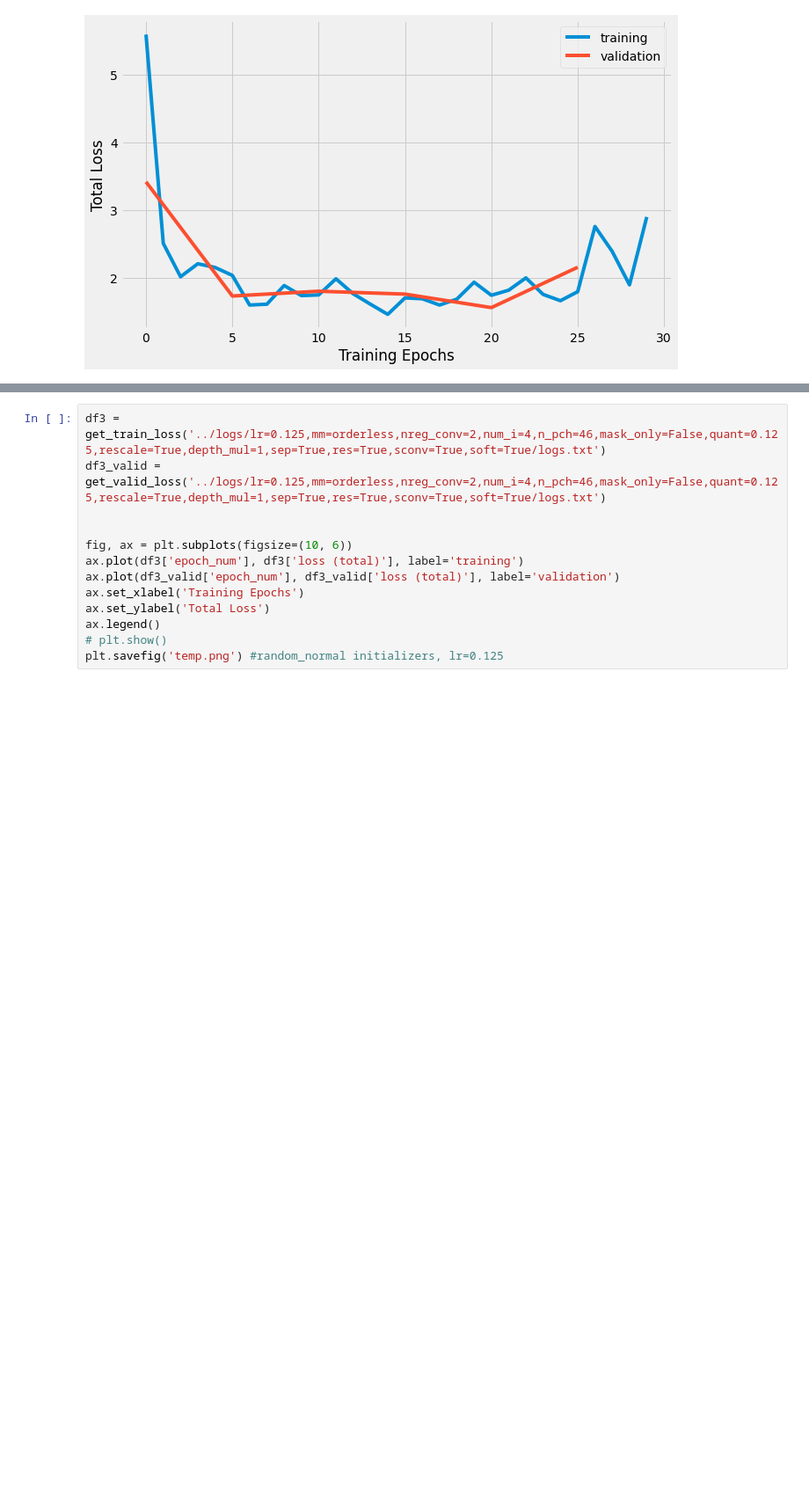
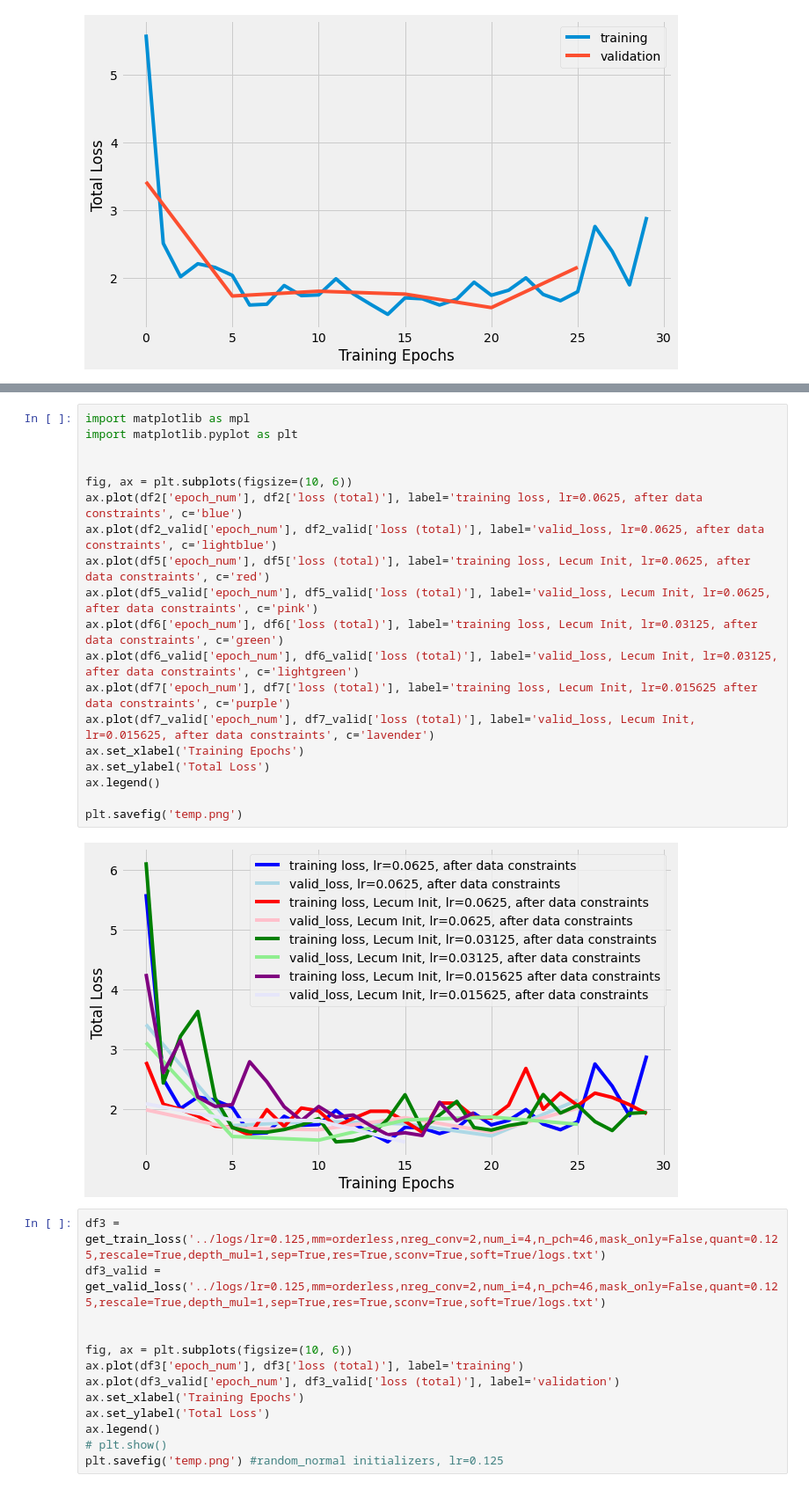
Before and after one commit to thewchan/string_quartets_gen, a Jupyter notebook: notebooks/loss_extraction.ipynb, the cells around one changed output, grey strips where cells are left out. Shown at 88% size. Drawn from its saved outputs; the diff is of its cells as text; blank space fills up the shorter version.

```diff
--- a/notebooks/loss_extraction.ipynb
+++ b/notebooks/loss_extraction.ipynb
@@ -148,3 +158,24 @@ plt.savefig('temp.png')
+# %%
+import matplotlib as mpl
+import matplotlib.pyplot as plt
+
+
+fig, ax = plt.subplots(figsize=(10, 6))
+ax.plot(df2['epoch_num'], df2['loss (total)'], label='training loss, lr=0.0625, after data constraints', c='blue')
+ax.plot(df2_valid['epoch_num'], df2_valid['loss (total)'], label='valid_loss, lr=0.0625, after data constraints', c='lightblue')
+ax.plot(df5['epoch_num'], df5['loss (total)'], label='training loss, Lecum Init, lr=0.0625, after data constraints', c='red')
+ax.plot(df5_valid['epoch_num'], df5_valid['loss (total)'], label='valid_loss, Lecum Init, lr=0.0625, after data constraints', c='pink')
+ax.plot(df6['epoch_num'], df6['loss (total)'], label='training loss, Lecum Init, lr=0.03125, after data constraints', c='green')
+ax.plot(df6_valid['epoch_num'], df6_valid['loss (total)'], label='valid_loss, Lecum Init, lr=0.03125, after data constraints', c='lightgreen')
+ax.plot(df7['epoch_num'], df7['loss (total)'], label='training loss, Lecum Init, lr=0.015625 after data constraints', c='purple')
+ax.plot(df7_valid['epoch_num'], df7_valid['loss (total)'], label='valid_loss, Lecum Init, lr=0.015625, after data constraints', c='lavender')
+ax.set_xlabel('Training Epochs')
+ax.set_ylabel('Total Loss')
+ax.legend()
+
+plt.savefig('temp.png')
+# %% [output]
+[figure, added]
 # %%
 df3 = get_train_loss('../logs/lr=0.125,mm=orderless,nreg_conv=2,num_i=4,n_pch=46,mask_only=False,quant=0.125,rescale=True,depth_mul=1,sep=True,res=True,sconv=True,soft=True/logs.txt')
 df3_valid = get_valid_loss('../logs/lr=0.125,mm=orderless,nreg_conv=2,num_i=4,n_pch=46,mask_only=False,quant=0.125,rescale=True,depth_mul=1,sep=True,res=True,sconv=True,soft=True/logs.txt')
```
Also changed, not shown: parts of 2 cells of this notebook, 13 other files.
